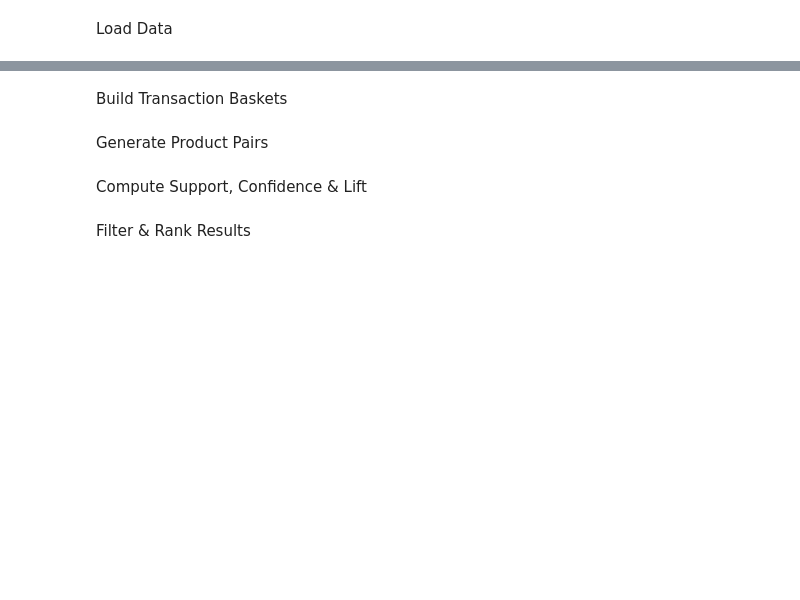
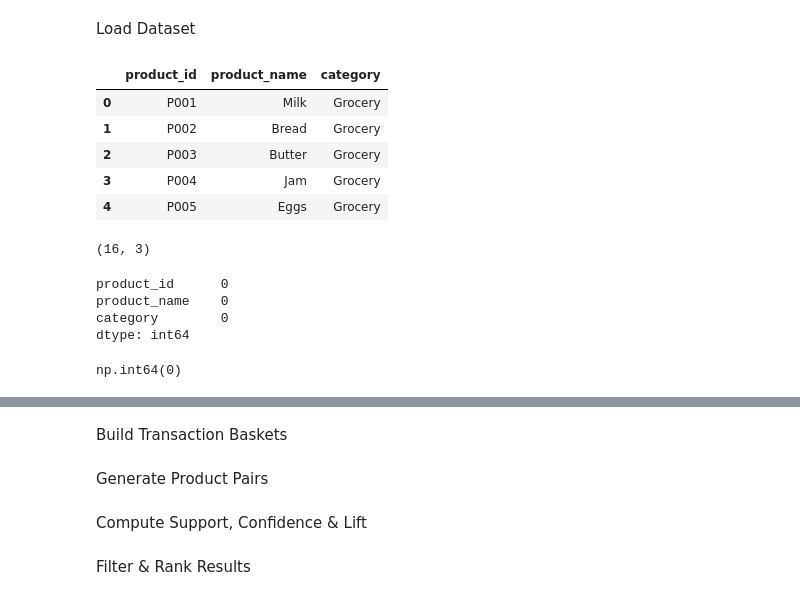
Before and after one commit to ModassirIslam106/Real-Time-Shopping-Basket-Affinity-Analyzer, a Jupyter notebook: model.ipynb, the cells around one changed output, grey strips where cells are left out. Cells and saved outputs as stored; diff of their text form; code cells hidden in the pictures; blank space fills up the shorter version.

```diff
--- a/model.ipynb
+++ b/model.ipynb
@@ -2,5 +2,3 @@
 import pandas as pd
 import numpy as np
 from itertools import combinations
-# %% [markdown]
-Load Data
@@ -13,0 +5,2 @@ def load_data(base_path):
+# %% [markdown]
+Load Dataset
@@ -13,0 +22,24 @@ def load_data(base_path):
+# %%
+products.head()
+# %% [output]
+|  | product_id | product_name | category |
+| 0 | P001 | Milk | Grocery |
+| 1 | P002 | Bread | Grocery |
+| 2 | P003 | Butter | Grocery |
+| 3 | P004 | Jam | Grocery |
+| 4 | P005 | Eggs | Grocery |
+# %%
+products.shape
+# %% [output]
+(16, 3)
+# %%
+products.isnull().sum()
+# %% [output]
+product_id      0
+product_name    0
+category        0
+dtype: int64
+# %%
+products.duplicated().sum()
+# %% [output]
+np.int64(0)
```
Also changed, not shown: parts of 12 cells of this notebook.
